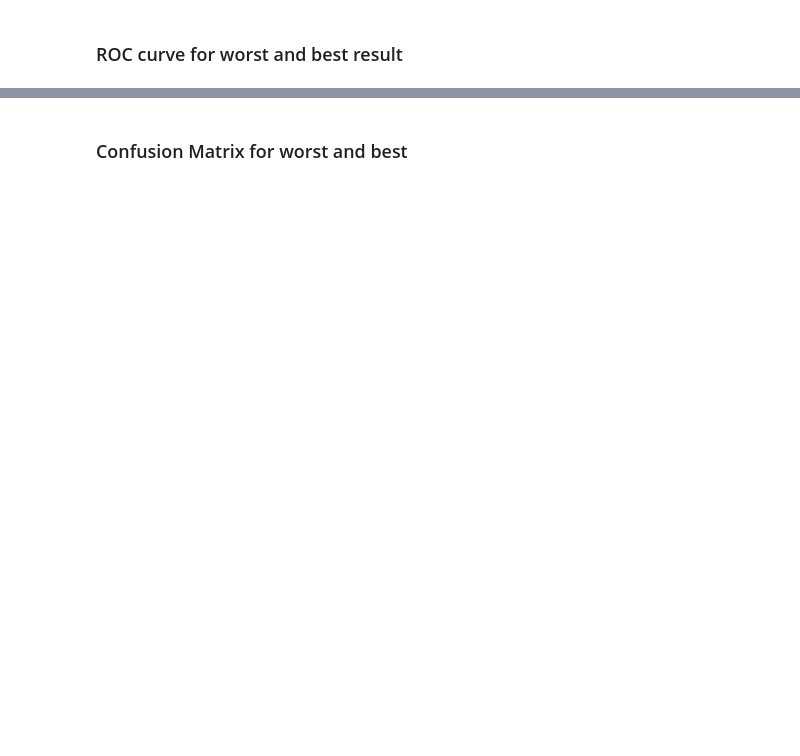
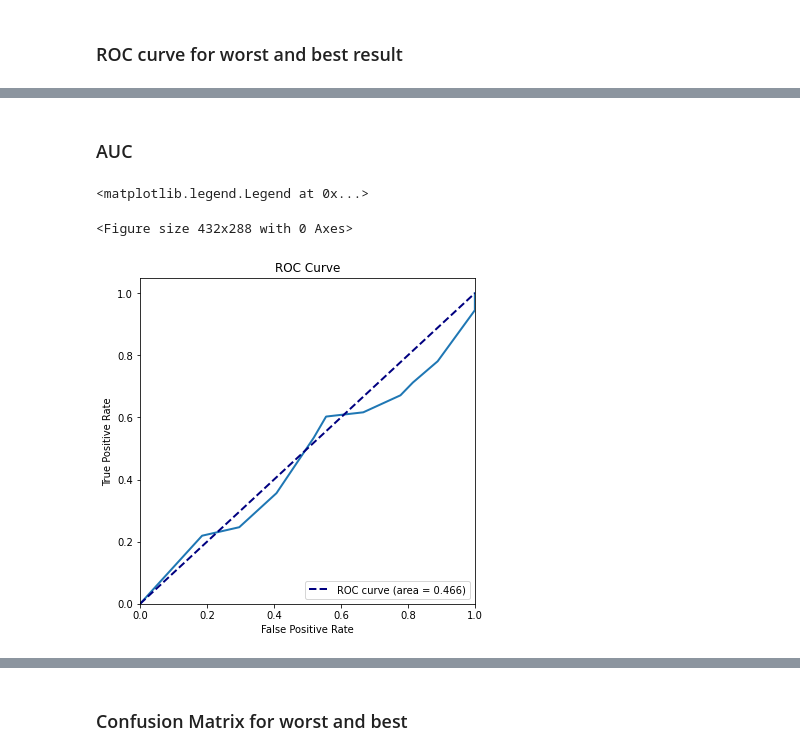
Before and after one commit to androjus/RandomForest_but_AQ, a Jupyter notebook: dataset-exams.ipynb, the cells around one changed output, grey strips where cells are left out. Drawn from its saved outputs; the diff is of its cells as text; code cells hidden in the pictures; blank space fills up the shorter version.

```diff
--- a/dataset-exams.ipynb
+++ b/dataset-exams.ipynb
@@ -156,0 +209,22 @@ plt.legend(loc="lower right")
+# %% [markdown]
+### AUC
+# %%
+plt.figure()
+plt.subplots(figsize=(6, 6))
+plt.plot(all_stats[min_v_auc]["fpr"], all_stats[min_v_auc]["tpr"], lw=2)
+plt.plot([0, 1],
+         [0, 1],
+         color="navy",
+         lw=2,
+         linestyle="--",
+         label="ROC curve (area = %0.3f)" % all_stats[min_v_auc]["auc"])
+plt.xlim([0.0, 1.0])
+plt.ylim([0.0, 1.05])
+plt.xlabel("False Positive Rate")
+plt.ylabel("True Positive Rate")
+plt.title("ROC Curve")
+plt.legend(loc="lower right")
+# %% [output]
+<matplotlib.legend.Legend at 0x...>
+<Figure size 432x288 with 0 Axes>
+[figure, added]
```
Also changed, not shown: parts of 20 cells of this notebook, 5 other files.
